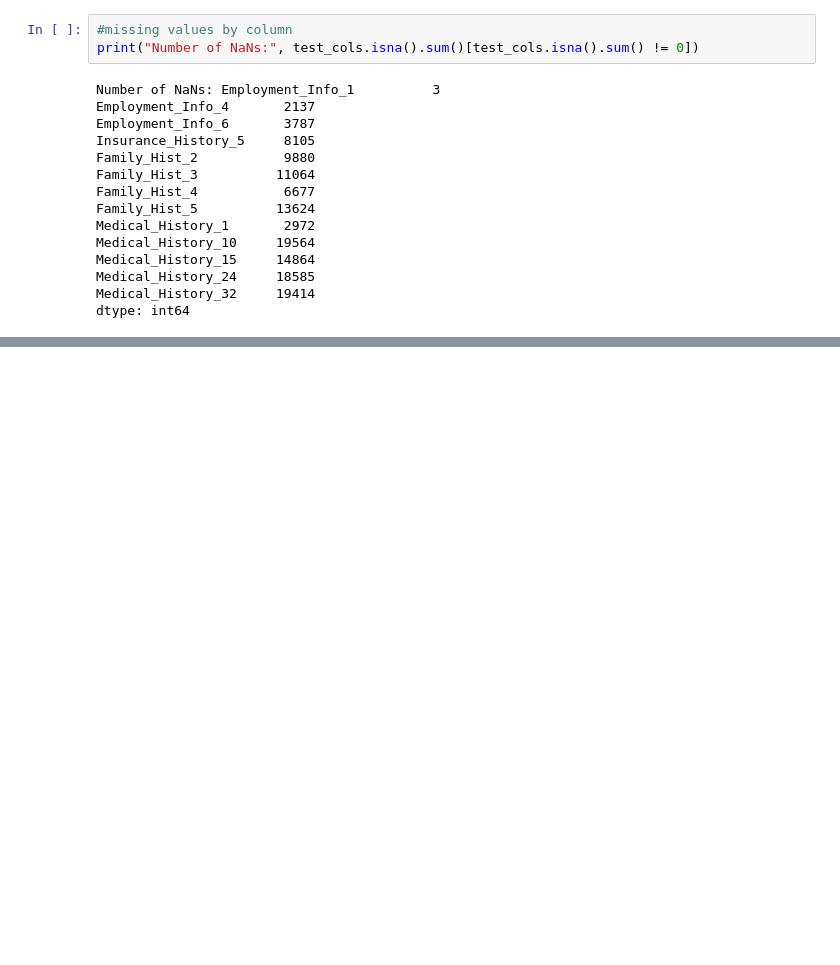
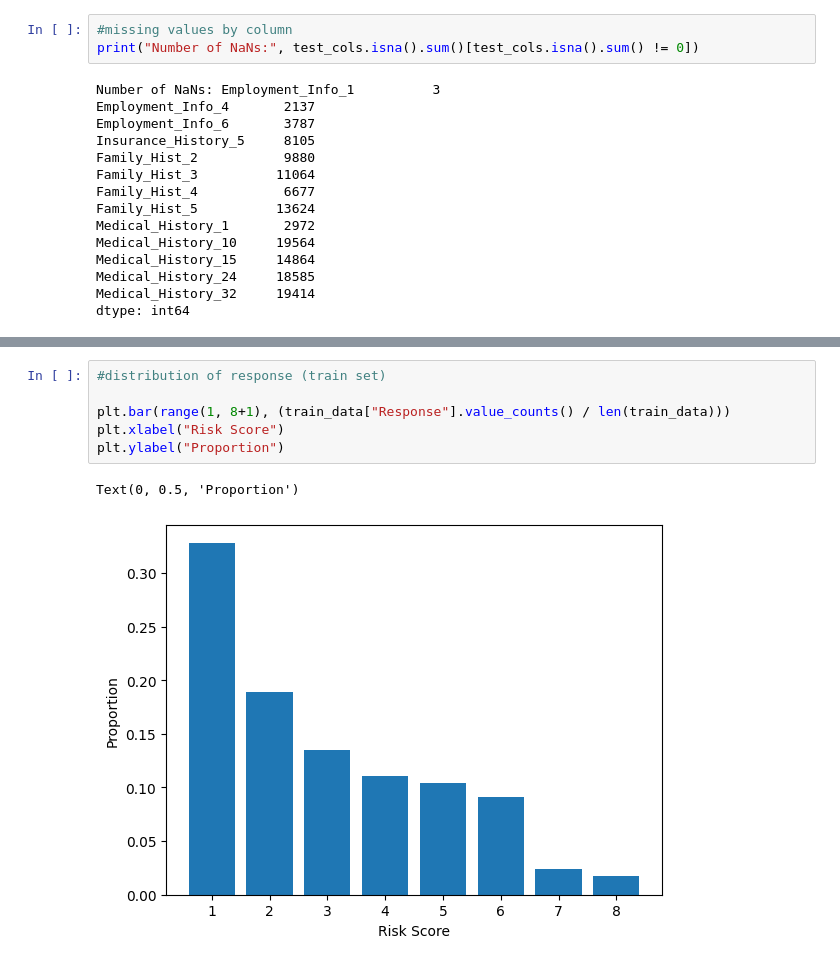
Before and after one commit to Ja-Tink/kaggle-prudential, a Jupyter notebook: code/analysis.ipynb, the cells around one changed output, grey strips where cells are left out. Cells and saved outputs as stored; diff of their text form; blank space fills up the shorter version.

```diff
--- a/code/analysis.ipynb
+++ b/code/analysis.ipynb
@@ -53,0 +88,9 @@ dtype: int64
+# %%
+#distribution of response (train set)
+
+plt.bar(range(1, 8+1), (train_data["Response"].value_counts() / len(train_data)))
+plt.xlabel("Risk Score")
+plt.ylabel("Proportion")
+# %% [output]
+Text(0, 0.5, 'Proportion')
+[figure, added]
```
Also changed, not shown: parts of 9 cells of this notebook.
